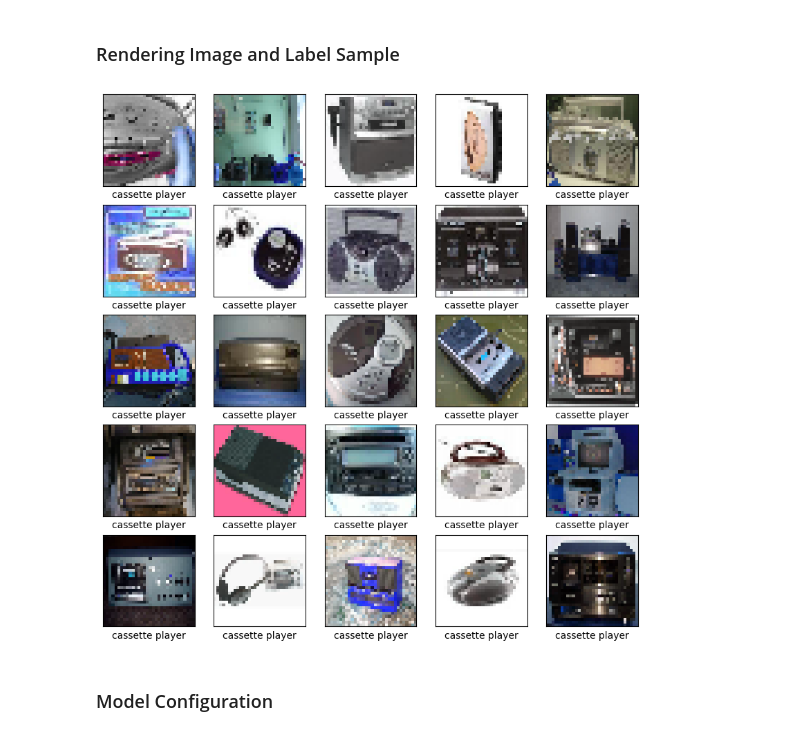
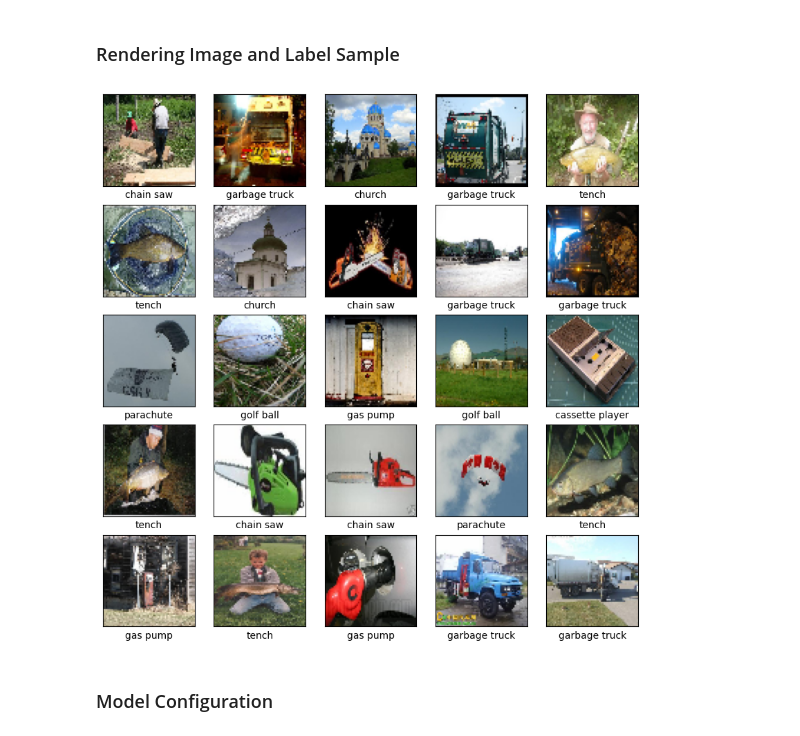
Before and after one commit to EricCui2005/imagenette, a Jupyter notebook: convolutional_neural_network.ipynb, the cells around one changed output. Cells and saved outputs as stored; diff of their text form; code cells hidden in the pictures.

```diff
--- a/convolutional_neural_network.ipynb
+++ b/convolutional_neural_network.ipynb
@@ -11,7 +15,8 @@ import cv2
 # %%
 def load_image(path):
     img = cv2.imread(path)
-    img = cv2.resize(img, (32, 32))  # Consistent size
+    img = cv2.resize(img, (64, 64))  # Consistent size
+    img = cv2.cvtColor(img, cv2.COLOR_BGR2RGB)
     return img
 
 def load_images(image_paths):
@@ -95,19 +100,20 @@ test_labels = np.array([label_index_mappings[label] for label in test_labels])
 # %%
 class_names = ['tench', 'English springer', 'cassette player', 'chain saw', 'church', 'French horn', 'garbage truck', 'gas pump', 'golf ball', 'parachute']
 
+# Select 25 random indices from the training set
+random_indices = np.random.choice(len(train_images), size=25, replace=False)
+
 plt.figure(figsize=(10,10))
-for i in range(25):
+for i, idx in enumerate(random_indices):
     plt.subplot(5,5,i+1)
     plt.xticks([])
     plt.yticks([])
     plt.grid(False)
-    plt.imshow(train_images[i])
-    # The CIFAR labels happen to be arrays,
-    # which is why you need the extra index
-    plt.xlabel(class_names[train_labels[i]])
+    plt.imshow(train_images[idx])
+    plt.xlabel(class_names[train_labels[idx]])
 plt.show()
 # %% [output]
-[figure, old version]
+[figure, new version]
 # %% [markdown]
 ### Model Configuration
 # %%
```
Also changed, not shown: parts of 8 cells of this notebook.
